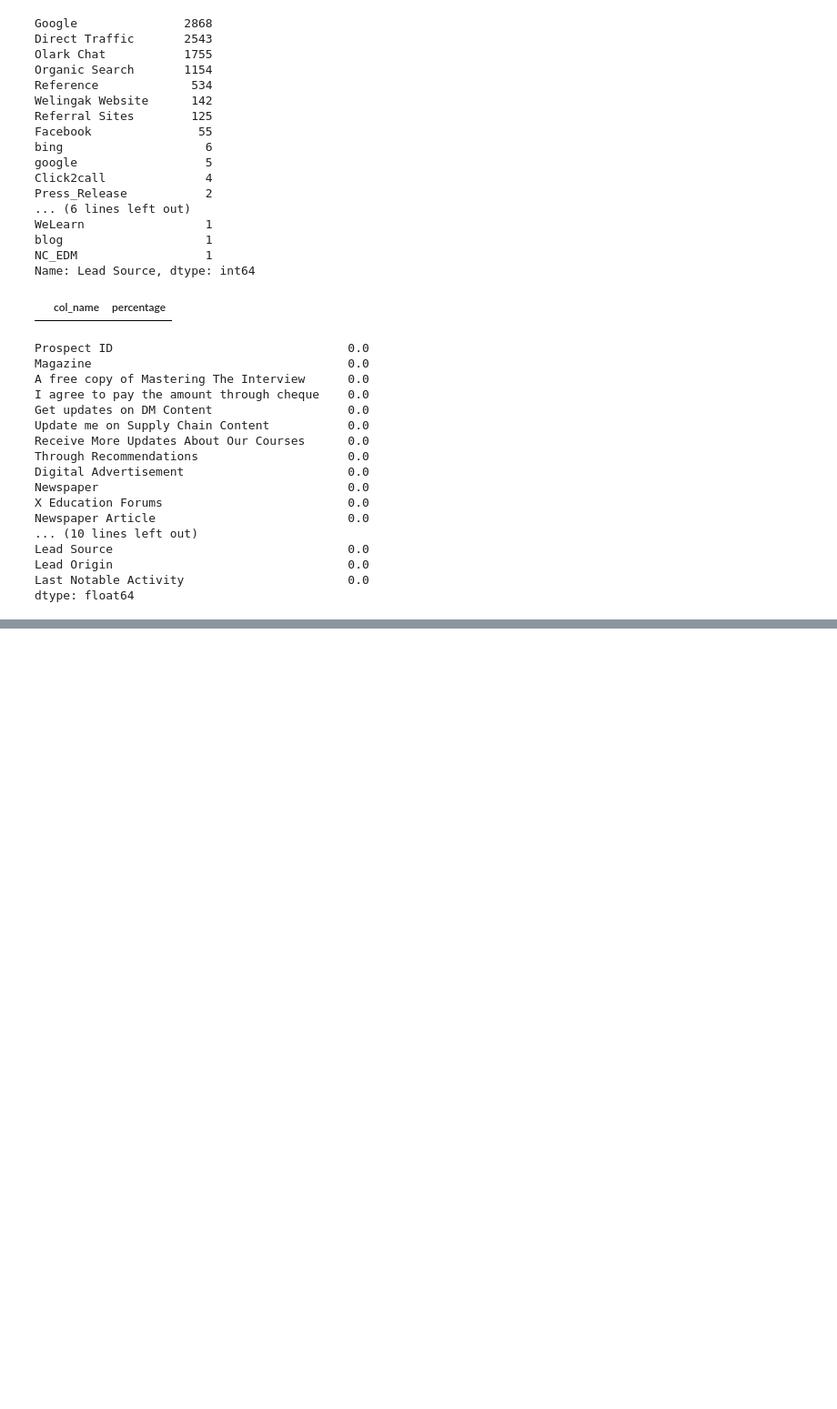
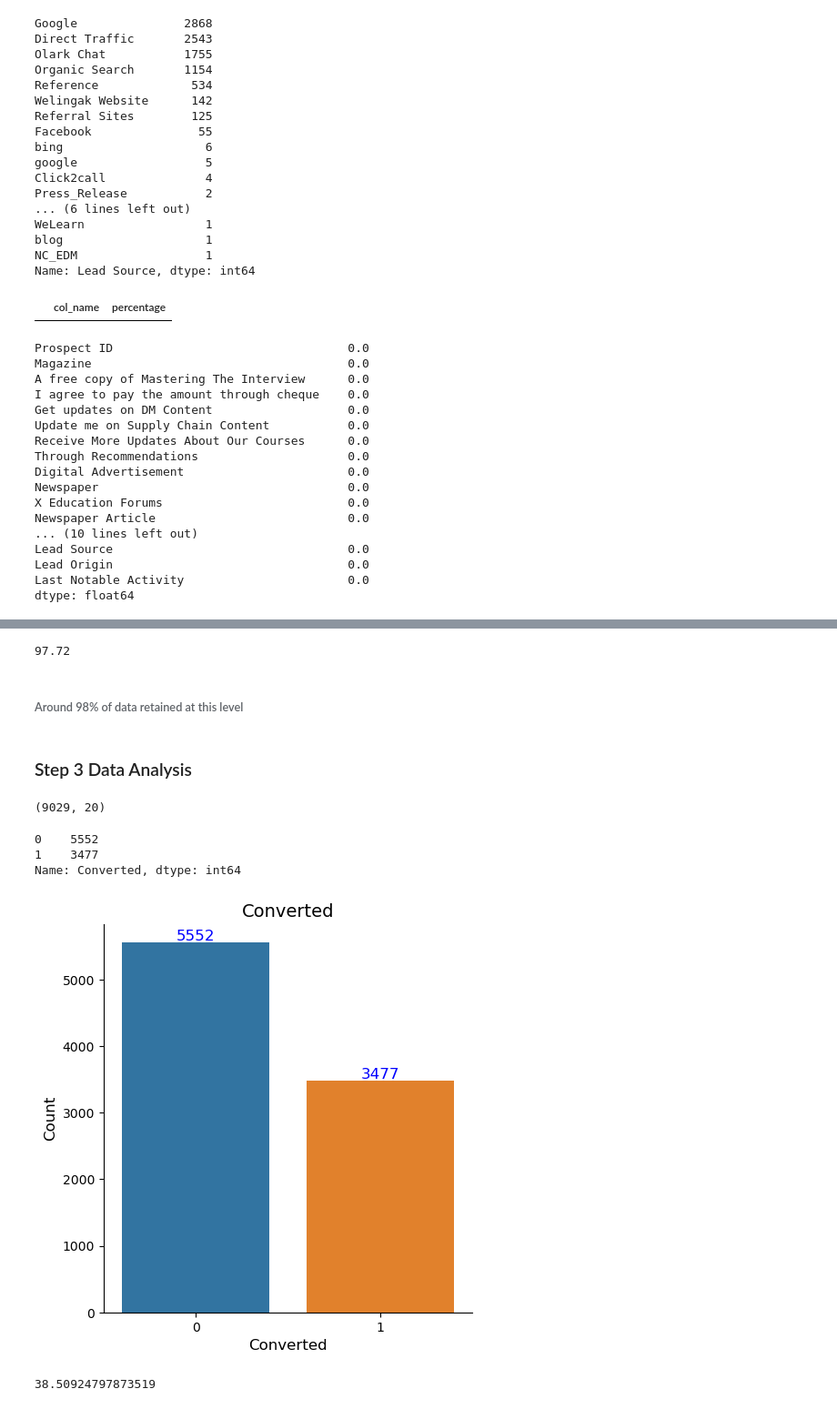
Before and after one commit to yuvarajgb/Lead_Score_Case_Study, a Jupyter notebook: Lead Scoring Case Study.ipynb, the cells around one changed output, grey strips where cells are left out. Shown at 91% size. Cells and saved outputs as stored; diff of their text form; code cells hidden in the pictures; blank space fills up the shorter version.

```diff
--- a/Lead Scoring Case Study.ipynb
+++ b/Lead Scoring Case Study.ipynb
@@ -397,0 +513,5 @@ dtype: float64
+# %%
+# Remove values beyond 99% for TotalVisits
+TotalVisits_99quantile = df1['TotalVisits'].quantile(0.99)
+df1 = df1[df1['TotalVisits'] < TotalVisits_99quantile]
+df1['TotalVisits'].describe(percentiles=[.25,.5,.75,.90,.95,.99])
@@ -397,0 +546,5 @@ dtype: float64
+# %%
+# Removing values beyond 99% for page Views Per Visit
+Pageviews_99quantile = df1['Page Views Per Visit'].quantile(0.99)
+df1 = df1[df1['Page Views Per Visit'] < Pageviews_99quantile ]
+df1['Page Views Per Visit'].describe(percentiles=[.25,.5,.75,.90,.95,.99])
@@ -397,0 +580,39 @@ dtype: float64
+# %%
+# Lets see percentage of data retained after removing mssing values, outliers
+round(len(df1)/9240*100,2)
+# %% [output]
+97.72
+# %% [markdown]
+###### Around 98% of data retained at this level
+# %% [markdown]
+### Step 3 Data Analysis
+# %%
+# Check conversion rate with respect to each column
+df1.shape
+# %% [output]
+(9029, 20)
+# %%
+df1.Converted.value_counts()
+# %% [output]
+0    5552
+1    3477
+Name: Converted, dtype: int64
+# %%
+# Overall Convertion Rate
+plot= sns.catplot(x='Converted', kind='count', data=df1)
+plt.title('Converted', fontsize=14)
+plt.xlabel('Converted', fontsize=12)
+plt.ylabel('Count', fontsize=12)
+ax = plot.facet_axis(0,0)
+#print the count
+for p in ax.patches:
+    ax.text(p.get_x() + p.get_width()/2., p.get_height(), p.get_height(), fontsize=12, color='blue', ha='center', va='bottom')
+
+plt.show()
+# %% [output]
+[figure, added]
+# %%
+# conversion rate
+print(3477/(3477+5552)*100)
+# %% [output]
+38.50924797873519
```
Also changed, not shown: parts of 157 cells of this notebook.
